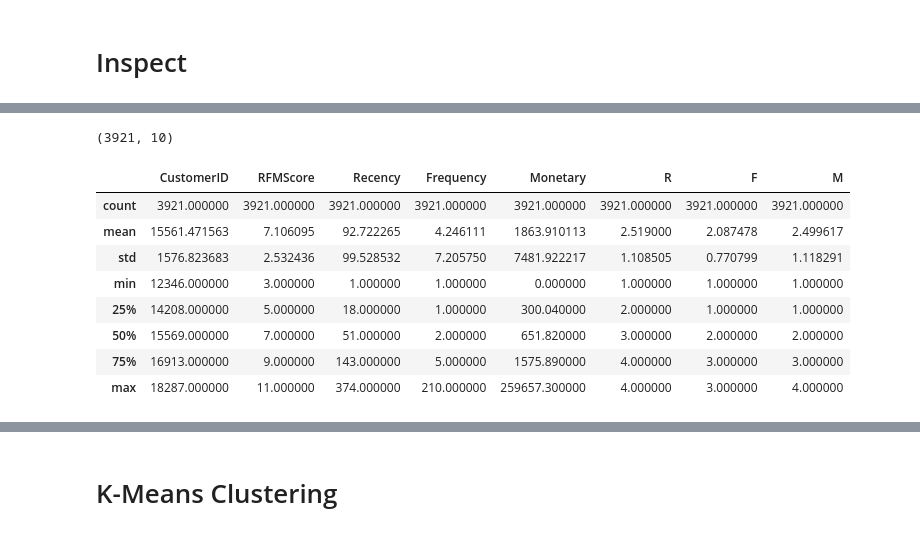
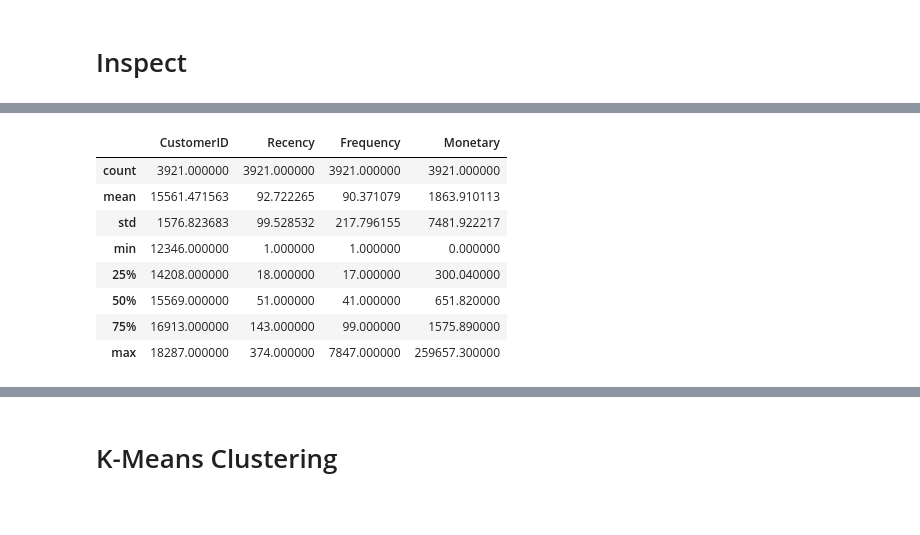
Before and after one commit to asish012/dataanalytics, a Jupyter notebook: customer_segmentation/RFM with K-means.ipynb, the cells around one changed output, grey strips where cells are left out. Saved outputs shown, nothing was run; the diff lists cells and outputs as text; code cells hidden in the pictures.

```diff
--- a/customer_segmentation/RFM with K-means.ipynb
+++ b/customer_segmentation/RFM with K-means.ipynb
@@ -142,16 +41,0 @@ quantiles
-# %%
-# Assign loyalty level to each customer
-
-loyalty_level = ['Platinum', 'Gold', 'Silver', 'Bronze']
-
-rfm_loyalty = rfm_agg_scores.withColumn("Loyalty",
-                                        F.when((F.col("RFMScore") <= quantiles[0]), F.lit(loyalty_level[0]))
-                                         .when((F.col("RFMScore") <= quantiles[1]), F.lit(loyalty_level[1]))
-                                         .when((F.col("RFMScore") <= quantiles[2]), F.lit(loyalty_level[2]))
-                                         .otherwise(F.lit(loyalty_level[3])))
-
-# printdf(rfm_loyalty.filter(F.col("CustomerID").isin([12346,12747,12748,12749,12820])))
-# printdf(rfm_loyalty.filter(F.col("RFMScoreGroup") == "111"), 10)
-shape(rfm_loyalty)
-# %% [output]
-(3921, 10)
@@ -160,12 +41,0 @@ shape(rfm_loyalty)
-# %%
-rfm_loyalty.toPandas().describe()
-# %% [output]
-|  | CustomerID | RFMScore | Recency | Frequency | Monetary | R | F | M |
-| count | 3921.000000 | 3921.000000 | 3921.000000 | 3921.000000 | 3921.000000 | 3921.000000 | 3921.000000 | 3921.000000 |
-| mean | 15561.471563 | 7.106095 | 92.722265 | 4.246111 | 1863.910113 | 2.519000 | 2.087478 | 2.499617 |
-| std | 1576.823683 | 2.532436 | 99.528532 | 7.205750 | 7481.922217 | 1.108505 | 0.770799 | 1.118291 |
-| min | 12346.000000 | 3.000000 | 1.000000 | 1.000000 | 0.000000 | 1.000000 | 1.000000 | 1.000000 |
-| 25% | 14208.000000 | 5.000000 | 18.000000 | 1.000000 | 300.040000 | 2.000000 | 1.000000 | 1.000000 |
-| 50% | 15569.000000 | 7.000000 | 51.000000 | 2.000000 | 651.820000 | 3.000000 | 2.000000 | 2.000000 |
-| 75% | 16913.000000 | 9.000000 | 143.000000 | 5.000000 | 1575.890000 | 4.000000 | 3.000000 | 3.000000 |
-| max | 18287.000000 | 11.000000 | 374.000000 | 210.000000 | 259657.300000 | 4.000000 | 3.000000 | 4.000000 |
@@ -174 +44,13 @@ rfm_loyalty.toPandas().describe()
+# %%
+df_rfm_numbers.describe()
+# %% [output]
+|  | CustomerID | Recency | Frequency | Monetary |
+| count | 3921.000000 | 3921.000000 | 3921.000000 | 3921.000000 |
+| mean | 15561.471563 | 92.722265 | 90.371079 | 1863.910113 |
+| std | 1576.823683 | 99.528532 | 217.796155 | 7481.922217 |
+| min | 12346.000000 | 1.000000 | 1.000000 | 0.000000 |
+| 25% | 14208.000000 | 18.000000 | 17.000000 | 300.040000 |
+| 50% | 15569.000000 | 51.000000 | 41.000000 | 651.820000 |
+| 75% | 16913.000000 | 143.000000 | 99.000000 | 1575.890000 |
+| max | 18287.000000 | 374.000000 | 7847.000000 | 259657.300000 |
 # %%
```
Also changed, not shown: parts of 25 cells of this notebook, 17 other files.
